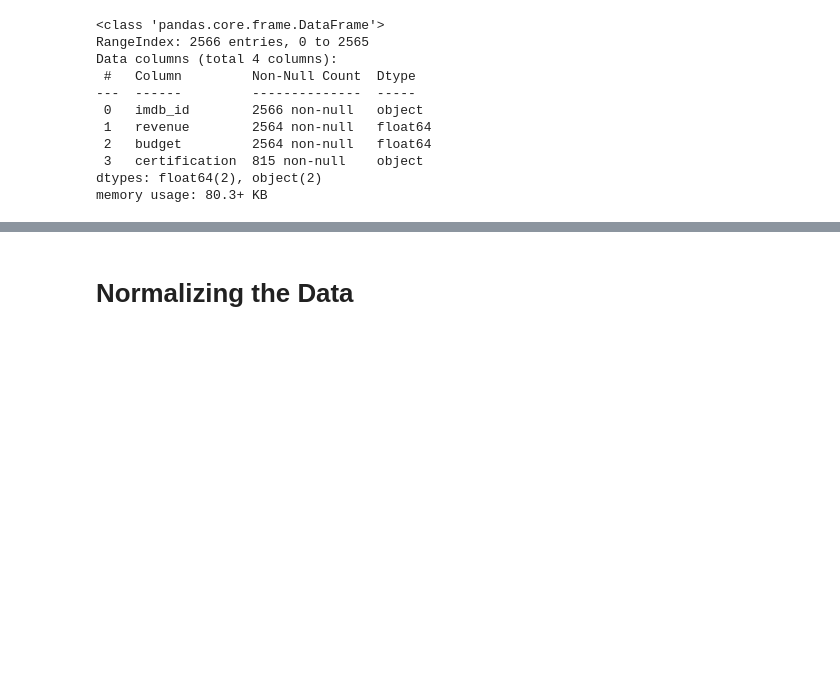
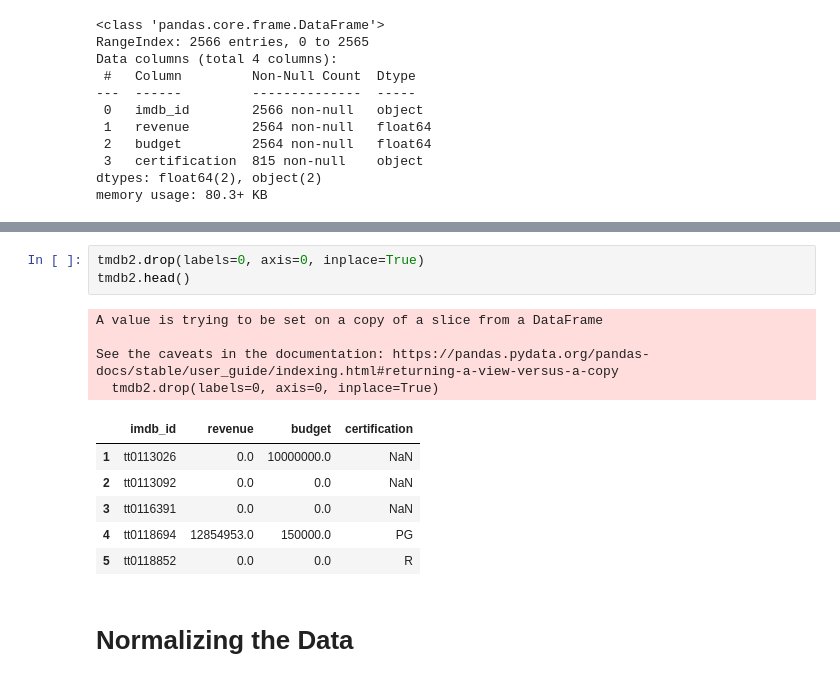
Before and after one commit to G3ntl3g1ant/DataEnrichmentProject, a Jupyter notebook: Project 3 Part 3.ipynb, the cells around one changed output, grey strips where cells are left out. Cells and saved outputs as stored; diff of their text form; blank space fills up the shorter version.

```diff
--- a/Project 3 Part 3.ipynb
+++ b/Project 3 Part 3.ipynb
@@ -216,3 +225,17 @@ memory usage: 80.3+ KB
+# %%
+tmdb2.drop(labels=0, axis=0, inplace=True)
+tmdb2.head()
+# %% [output]
+A value is trying to be set on a copy of a slice from a DataFrame
+
+See the caveats in the documentation: https://pandas.pydata.org/pandas-docs/stable/user_guide/indexing.html#returning-a-view-versus-a-copy
+  tmdb2.drop(labels=0, axis=0, inplace=True)
+|  | imdb_id | revenue | budget | certification |
+| 1 | tt0113026 | 0.0 | 10000000.0 | NaN |
+| 2 | tt0113092 | 0.0 | 0.0 | NaN |
+| 3 | tt0116391 | 0.0 | 0.0 | NaN |
+| 4 | tt0118694 | 12854953.0 | 150000.0 | PG |
+| 5 | tt0118852 | 0.0 | 0.0 | R |
 # %% [markdown]
 # Normalizing the Data
 # %%
```
Also changed, not shown: parts of 9 cells of this notebook.
